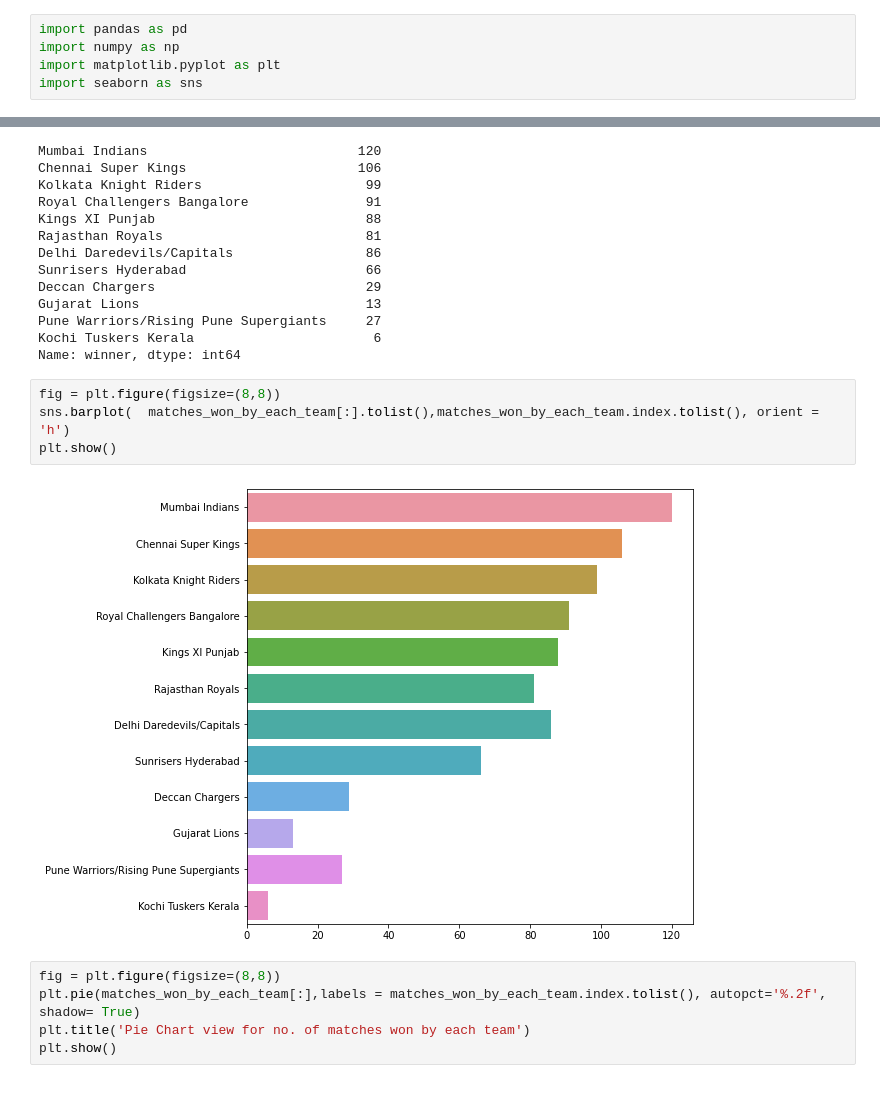
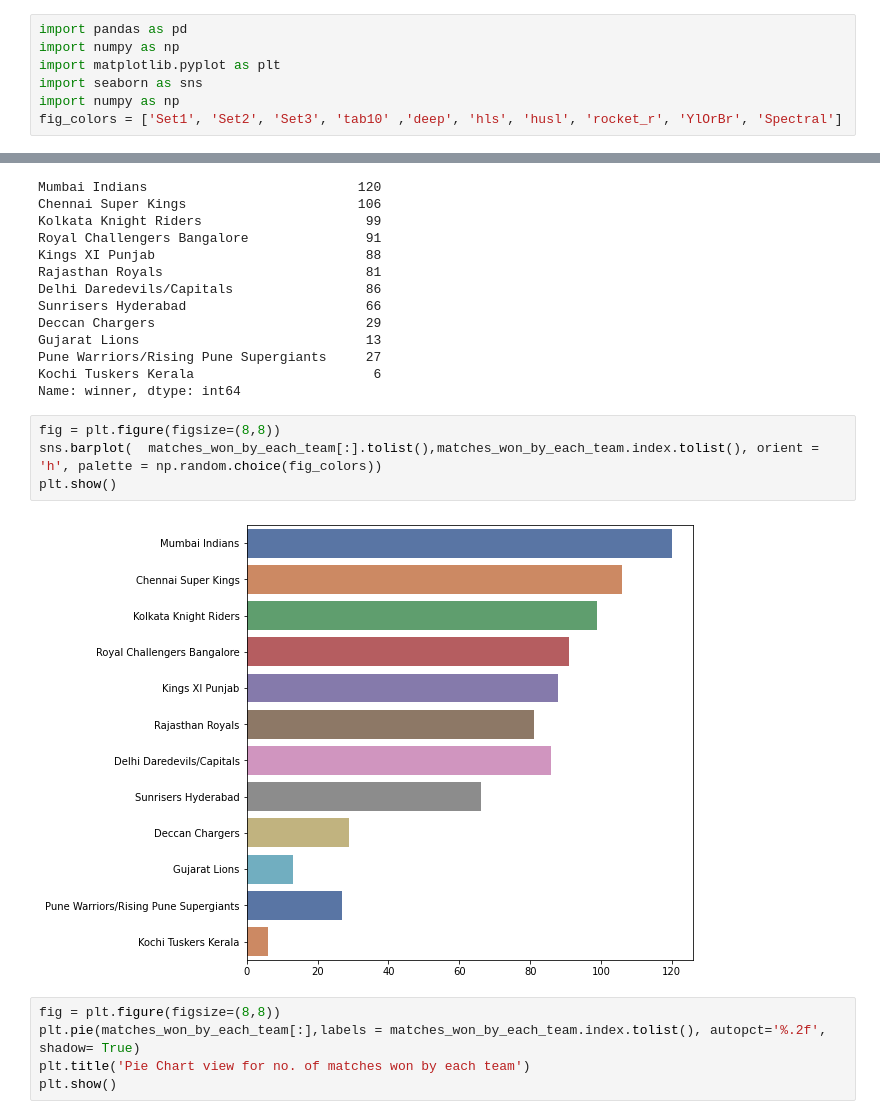
Before and after one commit to mohtashim0007/Machine-Learning-Projects, a Jupyter notebook: IPL_EDA_DashBoard.ipynb, the cells around one changed output, grey strips where cells are left out. Cells and saved outputs as stored; diff of their text form.

```diff
--- a/IPL_EDA_DashBoard.ipynb
+++ b/IPL_EDA_DashBoard.ipynb
@@ -5,3 +5,5 @@ import pandas as pd
 import numpy as np
 import matplotlib.pyplot as plt
 import seaborn as sns
+import numpy as np
+fig_colors = ['Set1', 'Set2', 'Set3', 'tab10' ,'deep', 'hls', 'husl', 'rocket_r', 'YlOrBr', 'Spectral']
@@ -152,10 +162,10 @@ Kochi Tuskers Kerala                       6
 Name: winner, dtype: int64
 # %%
 fig = plt.figure(figsize=(8,8))
-sns.barplot(  matches_won_by_each_team[:].tolist(),matches_won_by_each_team.index.tolist(), orient = 'h')
+sns.barplot(  matches_won_by_each_team[:].tolist(),matches_won_by_each_team.index.tolist(), orient = 'h', palette = np.random.choice(fig_colors))
 plt.show()
 # %% [output]
-[figure, old version]
+[figure, new version]
 # %%
 fig = plt.figure(figsize=(8,8))
 plt.pie(matches_won_by_each_team[:],labels = matches_won_by_each_team.index.tolist(), autopct='%.2f', shadow= True)
```
Also changed, not shown: parts of 18 cells of this notebook.
